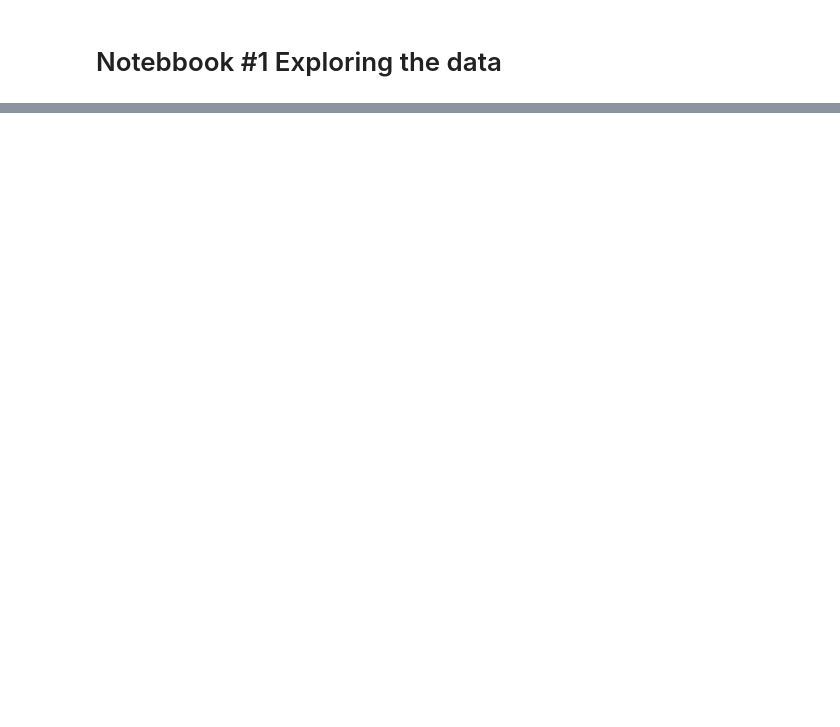
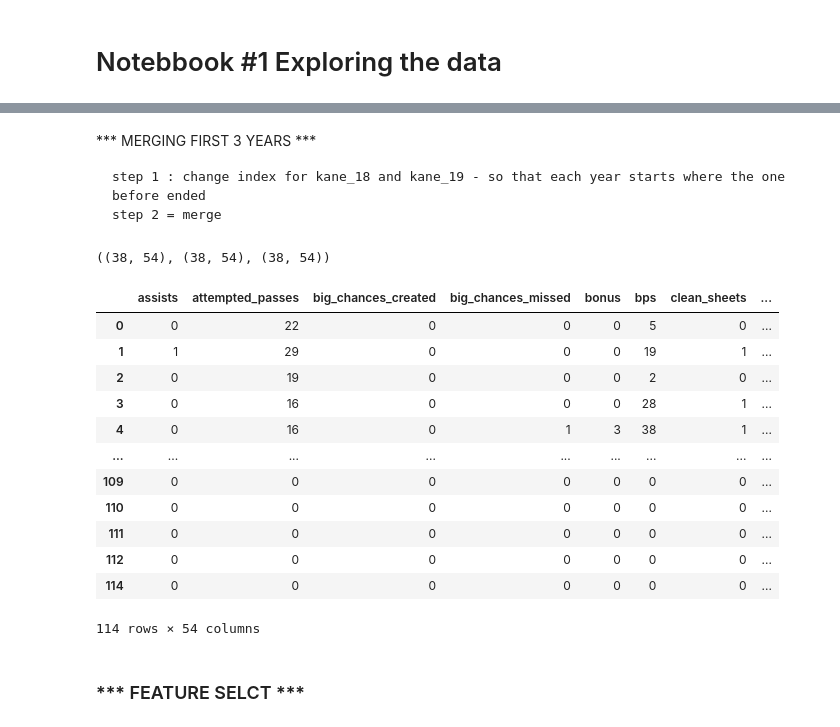
Before and after one commit to 1kruidenp/fflpred, a Jupyter notebook: notebooks/first_notebook.ipynb, the cells around one changed output, grey strips where cells are left out. Cells and saved outputs as stored; diff of their text form; code cells hidden in the pictures; blank space fills up the shorter version.

```diff
--- a/notebooks/first_notebook.ipynb
+++ b/notebooks/first_notebook.ipynb
@@ -23,0 +226,35 @@ cp2016_17
+# %% [markdown]
+*** MERGING FIRST 3 YEARS ***
+
+    step 1 : change index for kane_18 and kane_19 - so that each year starts where the one before ended
+    step 2 = merge
+# %%
+kane_17.shape, kane_18.shape, kane_19.shape
+# %% [output]
+((38, 54), (38, 54), (38, 54))
+# %%
+game = np.linspace(38,75,38,dtype=int)
+game2 = np.linspace(76,114,38,dtype=int)
+kane_18.set_index(game, inplace = True)
+kane_19.set_index(game2, inplace = True)
+# %%
+frames = [kane_17, kane_18, kane_19]
+kane_17_19 = pd.concat(frames)
+# %%
+kane_17_19
+# %% [output]
+|  | assists | attempted_passes | big_chances_created | big_chances_missed | bonus | bps | clean_sheets | ... |
+| 0 | 0 | 22 | 0 | 0 | 0 | 5 | 0 | ... |
+| 1 | 1 | 29 | 0 | 0 | 0 | 19 | 1 | ... |
+| 2 | 0 | 19 | 0 | 0 | 0 | 2 | 0 | ... |
+| 3 | 0 | 16 | 0 | 0 | 0 | 28 | 1 | ... |
+| 4 | 0 | 16 | 0 | 1 | 3 | 38 | 1 | ... |
+| ... | ... | ... | ... | ... | ... | ... | ... | ... |
+| 109 | 0 | 0 | 0 | 0 | 0 | 0 | 0 | ... |
+| 110 | 0 | 0 | 0 | 0 | 0 | 0 | 0 | ... |
+| 111 | 0 | 0 | 0 | 0 | 0 | 0 | 0 | ... |
+| 112 | 0 | 0 | 0 | 0 | 0 | 0 | 0 | ... |
+| 114 | 0 | 0 | 0 | 0 | 0 | 0 | 0 | ... |
+114 rows × 54 columns
+# %% [markdown]
+### *** FEATURE SELCT ***
```
Also changed, not shown: parts of 35 cells of this notebook.
